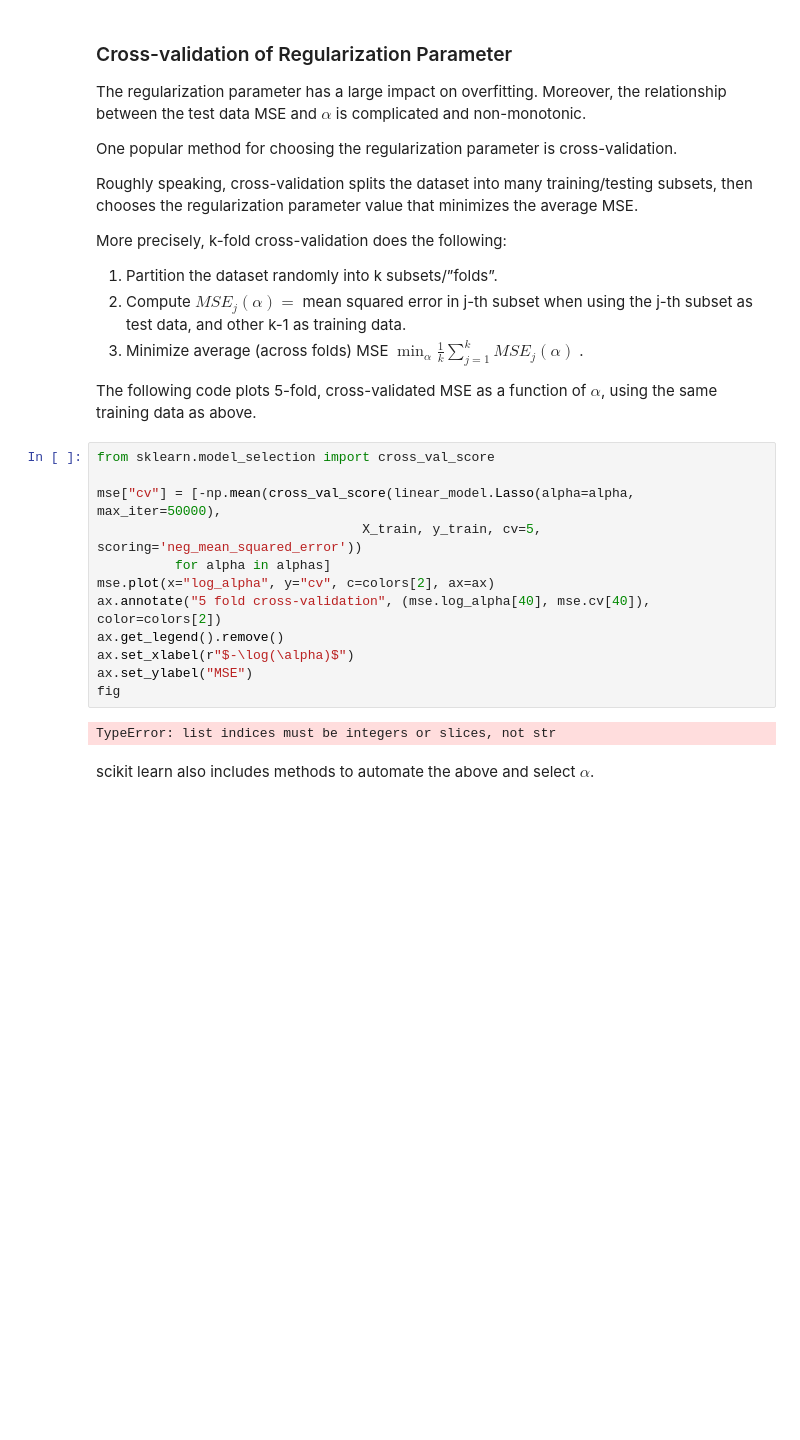
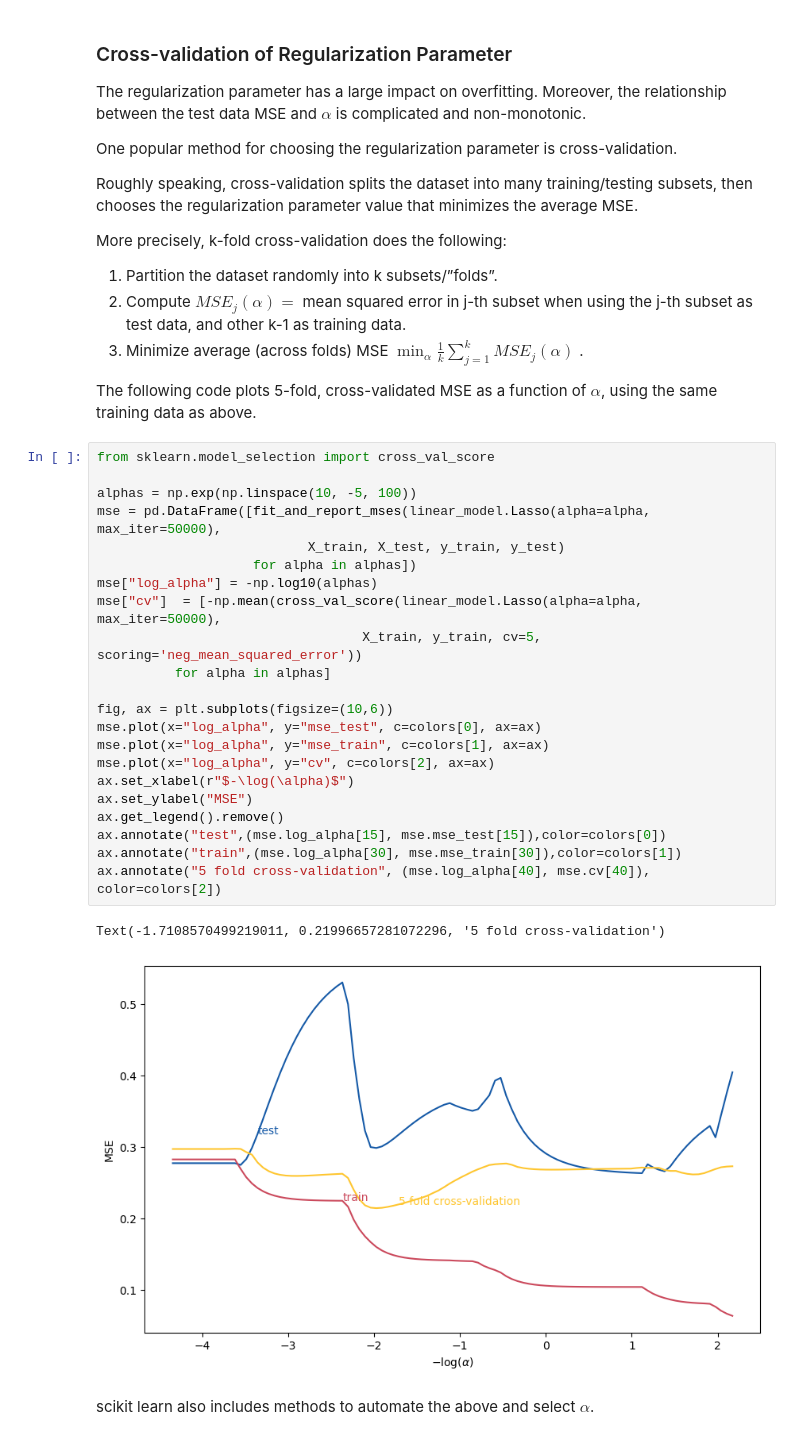
Before and after one commit to mcherculano/ACCFIN5217, a Jupyter notebook: _sources/Lab3/regression_2.ipynb, the cells around one changed output. Saved outputs shown, nothing was run; the diff lists cells and outputs as text; blank space fills up the shorter version.

```diff
--- a/_sources/Lab3/regression_2.ipynb
+++ b/_sources/Lab3/regression_2.ipynb
@@ -253,17 +235,28 @@ $ \alpha $, using the same training data as above.
 # %%
 from sklearn.model_selection import cross_val_score
 
-mse["cv"] = [-np.mean(cross_val_score(linear_model.Lasso(alpha=alpha, max_iter=50000),
+alphas = np.exp(np.linspace(10, -5, 100))
+mse = pd.DataFrame([fit_and_report_mses(linear_model.Lasso(alpha=alpha, max_iter=50000),
+                           X_train, X_test, y_train, y_test)
+                    for alpha in alphas])
+mse["log_alpha"] = -np.log10(alphas)
+mse["cv"]  = [-np.mean(cross_val_score(linear_model.Lasso(alpha=alpha, max_iter=50000),
                                   X_train, y_train, cv=5, scoring='neg_mean_squared_error'))
           for alpha in alphas]
+
+fig, ax = plt.subplots(figsize=(10,6))
+mse.plot(x="log_alpha", y="mse_test", c=colors[0], ax=ax)
+mse.plot(x="log_alpha", y="mse_train", c=colors[1], ax=ax)
 mse.plot(x="log_alpha", y="cv", c=colors[2], ax=ax)
-ax.annotate("5 fold cross-validation", (mse.log_alpha[40], mse.cv[40]), color=colors[2])
-ax.get_legend().remove()
 ax.set_xlabel(r"$-\log(\alpha)$")
 ax.set_ylabel("MSE")
-fig
+ax.get_legend().remove()
+ax.annotate("test",(mse.log_alpha[15], mse.mse_test[15]),color=colors[0])
+ax.annotate("train",(mse.log_alpha[30], mse.mse_train[30]),color=colors[1])
+ax.annotate("5 fold cross-validation", (mse.log_alpha[40], mse.cv[40]), color=colors[2])
 # %% [output]
-TypeError: list indices must be integers or slices, not str
+Text(-1.7108570499219011, 0.21996657281072296, '5 fold cross-validation')
+[figure, added]
 # %% [markdown]
 scikit learn also includes methods to automate the above and select
 $ \alpha $.
```
Also changed, not shown: parts of 6 cells of this notebook, 31 other files.
